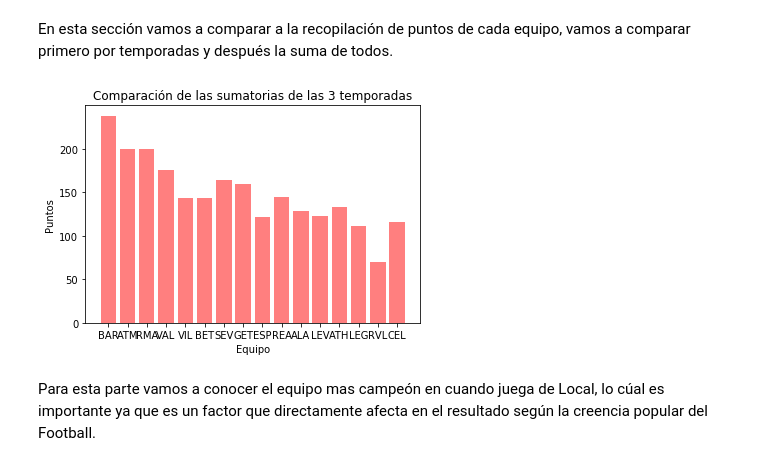
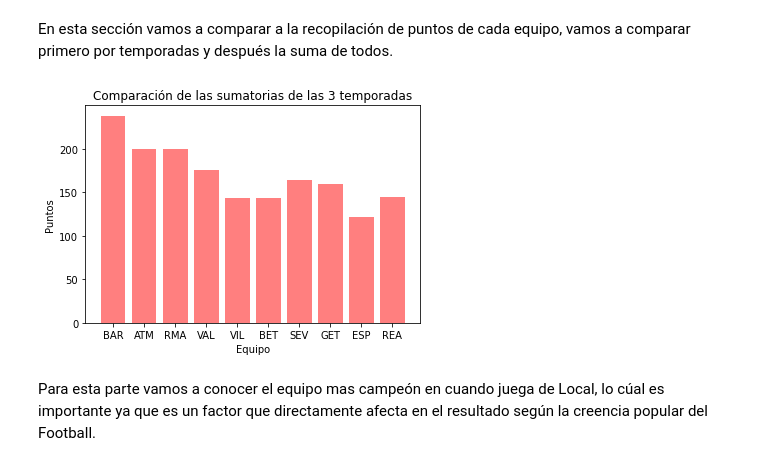
Before and after one commit to tru17189/WhoGonnaWinLaLiga, a Jupyter notebook: AnalisisExploratorio.ipynb, the cells around one changed output. Cells and saved outputs as stored; diff of their text form; code cells hidden in the pictures.

```diff
--- a/AnalisisExploratorio.ipynb
+++ b/AnalisisExploratorio.ipynb
@@ -89,38 +63,31 @@ Leganes2020 = 23
 # %%
 #Aquí vamos a sumar todas los puntos obtenidos por los equipos en estas temporadas y compararlos, primero sin sumarlos
 #y luego todos sumados.
 BarcelonaTOTAL = Barcelona2018 + Barcelona2019 + Barcelona2020
 AtleticoMadridTOTAL = AtleticoMadrid2018 + AtleticoMadrid2019 + AtleticoMadrid2020
 RealMadridTOTAL = RealMadrid2018 + RealMadrid2019 + RealMadrid2020
 ValenciaTOTAL = Valencia2018 + Valencia2019 + Valencia2020
 VillarealTOTAL = Villareal2018 + Villareal2019 + Villareal2020
 BetisTOTAL = Betis2018 + Betis2019 + Betis2020
 SevillaTOTAL = Sevilla2018 + Sevilla2019 + Sevilla2020
 
 GetafeTOTAL = Getafe2018 + Getafe2019 + Getafe2020
 EspanyolTOTAL = Espanyol2018 + Espanyol2019 + Espanyol2020
 RealSociedadTOTAL = RealSociedad2018 + RealSociedad2019 + RealSociedad2020
 
-AlavesToTAL = Alaves2018 + Alaves2019 + Alaves2020
-LevanteTOTAL = Levante2018 + Levante2019 + Levante2020
-AthleticTOTAL = Athletic2018 + Athletic2019 + Athletic2020
-LeganesTOTAL = Leganes2018 + Leganes2019 + Leganes2020
-RealvallaloidTOTAL = Realvallaloid2019 + Realvallaloid2020
-CeltaTOTAL = Celta2018 + Celta2019 + Celta2020
 
-indice = np.arange(16)
+indice = np.arange(10)
 lista = [BarcelonaTOTAL, AtleticoMadridTOTAL, RealMadridTOTAL, ValenciaTOTAL, VillarealTOTAL, BetisTOTAL, SevillaTOTAL,
-         GetafeTOTAL, EspanyolTOTAL, RealSociedadTOTAL, AlavesToTAL, LevanteTOTAL, AthleticTOTAL, LeganesTOTAL, RealvallaloidTOTAL,
-         CeltaTOTAL]
+         GetafeTOTAL, EspanyolTOTAL, RealSociedadTOTAL,]
 plt.title("Comparación de las sumatorias de las 3 temporadas")
 plt.xlabel("Equipo")
 plt.ylabel("Puntos")
 y_pos = np.arange(len(lista))
 plt.bar(y_pos, lista, color="r", align='center', alpha=0.5)
-plt.xticks(indice, ("BAR", "ATM", "RMA", "VAL", "VIL", "BET", "SEV", "GET", "ESP", "REA", "ALA", "LEV","ATH", "LEG","RVL","CEL"))
+plt.xticks(indice, ("BAR", "ATM", "RMA", "VAL", "VIL", "BET", "SEV", "GET", "ESP", "REA"))
 plt.show()
 # %% [output]
-[figure, old version]
+[figure, new version]
 # %% [markdown]
 Para esta parte vamos a conocer el equipo mas campeón en cuando juega de Local, lo cúal es importante ya que es un factor que directamente afecta en el resultado según la creencia popular del Football.
 # %%
```
Also changed, not shown: parts of 7 cells of this notebook.
